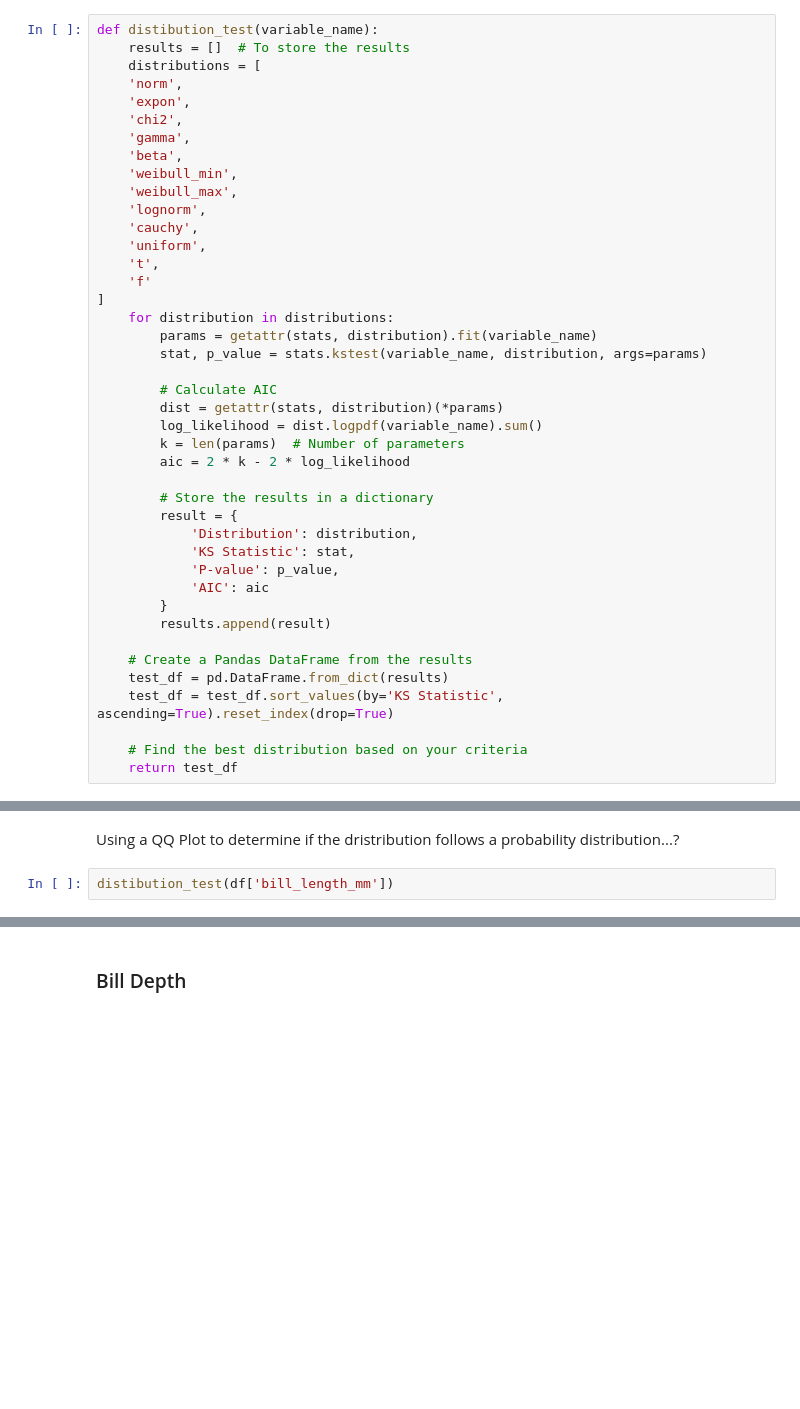
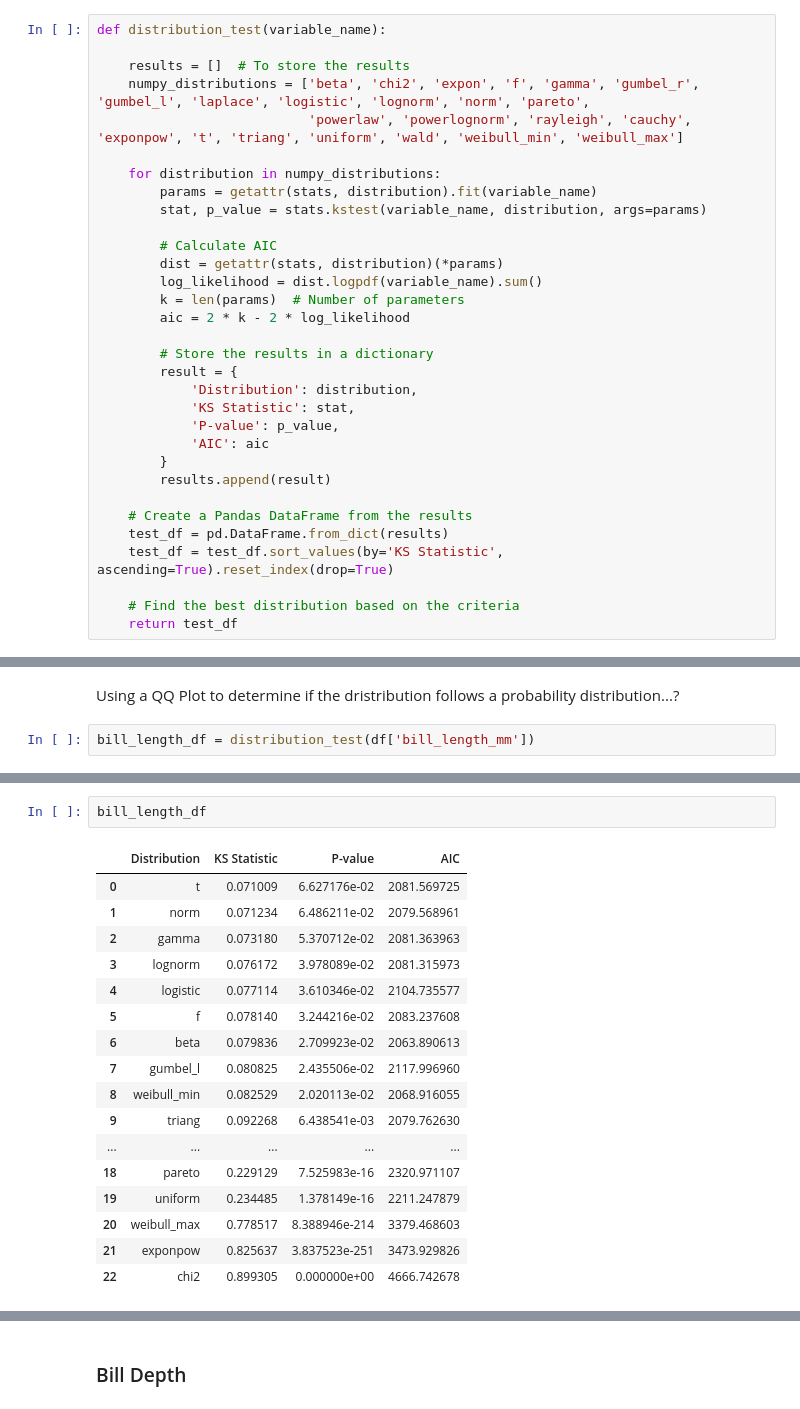
Before and after one commit to damienfarrell/fund-data, a Jupyter notebook: tasks.ipynb, the cells around one changed output, grey strips where cells are left out. Drawn from its saved outputs; the diff is of its cells as text; blank space fills up the shorter version.

```diff
--- a/tasks.ipynb
+++ b/tasks.ipynb
@@ -180,23 +185,13 @@ sns.pairplot(df, hue='species', diag_kind='hist', palette='coolwarm');
 # %% [markdown]
 **Function find_best_fit(variable) to automatically identify the best-fitting distribution among multiple candidates using the Akaike Information Criterion (AIC)**
 # %%
-def distibution_test(variable_name):
+def distribution_test(variable_name):
+
     results = []  # To store the results
-    distributions = [
-    'norm',
-    'expon',
-    'chi2',
-    'gamma',
-    'beta',
-    'weibull_min',
-    'weibull_max',
-    'lognorm',
-    'cauchy',
-    'uniform',
-    't',
-    'f'
-]
-    for distribution in distributions:
+    numpy_distributions = ['beta', 'chi2', 'expon', 'f', 'gamma', 'gumbel_r', 'gumbel_l', 'laplace', 'logistic', 'lognorm', 'norm', 'pareto',
+                           'powerlaw', 'powerlognorm', 'rayleigh', 'cauchy', 'exponpow', 't', 'triang', 'uniform', 'wald', 'weibull_min', 'weibull_max']
+
+    for distribution in numpy_distributions:
         params = getattr(stats, distribution).fit(variable_name)
         stat, p_value = stats.kstest(variable_name, distribution, args=params)
 
@@ -219,7 +214,7 @@ def distibution_test(variable_name):
     test_df = pd.DataFrame.from_dict(results)
     test_df = test_df.sort_values(by='KS Statistic', ascending=True).reset_index(drop=True)
 
-    # Find the best distribution based on your criteria
+    # Find the best distribution based on the criteria
     return test_df
 # %% [markdown]
 ### Bill Length
@@ -230,4 +225,4 @@ sns.displot(df[numerical_variables.columns[0]], kde=True, bins=10);
 # %% [markdown]
 Using a QQ Plot to determine if the dristribution follows a probability distribution...?
 # %%
-distibution_test(df['bill_length_mm'])
+bill_length_df = distribution_test(df['bill_length_mm'])
@@ -249,0 +229,20 @@ best_distribution = test_df[(test_df['P-value'] > 0.05) & (test_df['AIC'] == tes
+# %%
+bill_length_df
+# %% [output]
+|  | Distribution | KS Statistic | P-value | AIC |
+| 0 | t | 0.071009 | 6.627176e-02 | 2081.569725 |
+| 1 | norm | 0.071234 | 6.486211e-02 | 2079.568961 |
+| 2 | gamma | 0.073180 | 5.370712e-02 | 2081.363963 |
+| 3 | lognorm | 0.076172 | 3.978089e-02 | 2081.315973 |
+| 4 | logistic | 0.077114 | 3.610346e-02 | 2104.735577 |
+| 5 | f | 0.078140 | 3.244216e-02 | 2083.237608 |
+| 6 | beta | 0.079836 | 2.709923e-02 | 2063.890613 |
+| 7 | gumbel_l | 0.080825 | 2.435506e-02 | 2117.996960 |
+| 8 | weibull_min | 0.082529 | 2.020113e-02 | 2068.916055 |
+| 9 | triang | 0.092268 | 6.438541e-03 | 2079.762630 |
+| ... | ... | ... | ... | ... |
+| 18 | pareto | 0.229129 | 7.525983e-16 | 2320.971107 |
+| 19 | uniform | 0.234485 | 1.378149e-16 | 2211.247879 |
+| 20 | weibull_max | 0.778517 | 8.388946e-214 | 3379.468603 |
+| 21 | exponpow | 0.825637 | 3.837523e-251 | 3473.929826 |
+| 22 | chi2 | 0.899305 | 0.000000e+00 | 4666.742678 |
```
Also changed, not shown: parts of 13 cells of this notebook.
